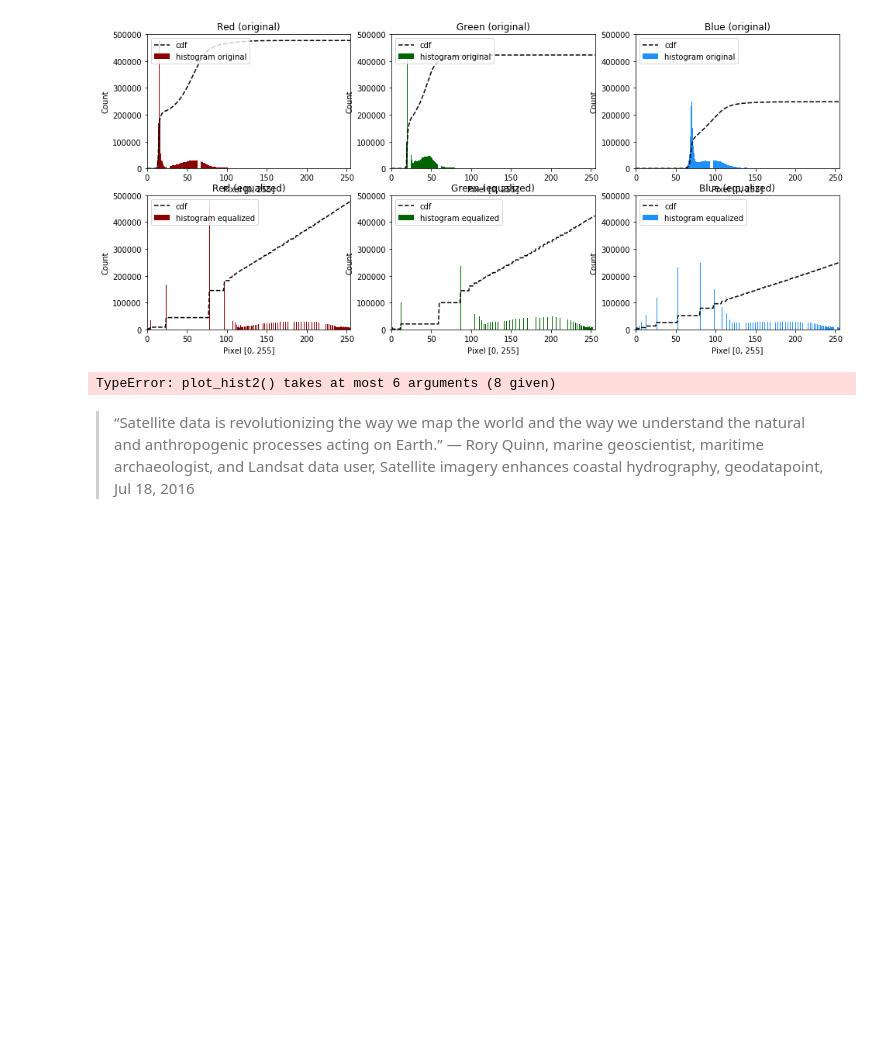
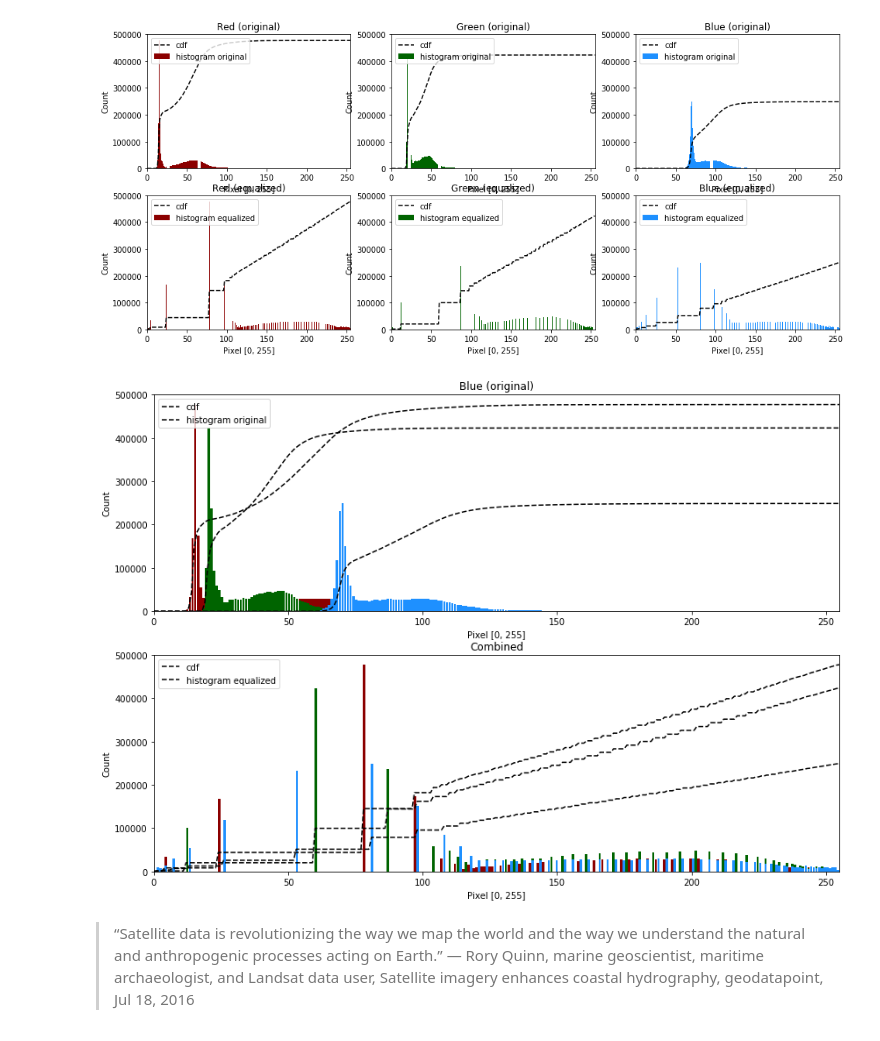
Before and after one commit to moonlimb/sio236-remote-sensing, a Jupyter notebook: lab5/Limb_Moon_Lab5.ipynb, the cells around one changed output. Saved outputs shown, nothing was run; the diff lists cells and outputs as text; code cells hidden in the pictures; blank space fills up the shorter version.

Commit message:
Fix - plot_hist2 params in correct lab5

```diff
--- a/lab5/Limb_Moon_Lab5.ipynb
+++ b/lab5/Limb_Moon_Lab5.ipynb
@@ -333,22 +333,22 @@ plt.show()
 # %%
 # Plot histograms on the same figure
 
 plt.figure(figsize=(14, 10))
 #red
 plot_hist2(plt, 211, r, 'original', 'Red', 'darkred')
 plot_hist2(plt, 212, red_eq, 'equalized', 'Red', 'darkred')
 
 #green
-#plot_hist2(plt, 211, g, 'original', 'Green', 'darkgreen')
+plot_hist2(plt, 211, g, 'original', 'Green', 'darkgreen')
 plot_hist2(plt, 212, green_eq, 'equalized', 'Green', 'darkgreen')
 
 #blue
 plot_hist2(plt, 211, b, 'original', 'Blue', 'dodgerblue')
 plot_hist2(plt, 212, blue_eq, 'equalized', 'Blue', 'dodgerblue')
 plt.title('Combined')
 plt.show()
 # %% [output]
-TypeError: plot_hist2() takes at most 6 arguments (8 given)
+[figure, added]
 # %% [markdown]
 >“Satellite data is revolutionizing the way we map the world and the way we understand the natural and anthropogenic processes acting on Earth.”
 — Rory Quinn, marine geoscientist, maritime archaeologist, and Landsat data user, Satellite imagery enhances coastal hydrography, geodatapoint,
```
Also changed, not shown: parts of 1 cell of this notebook.
